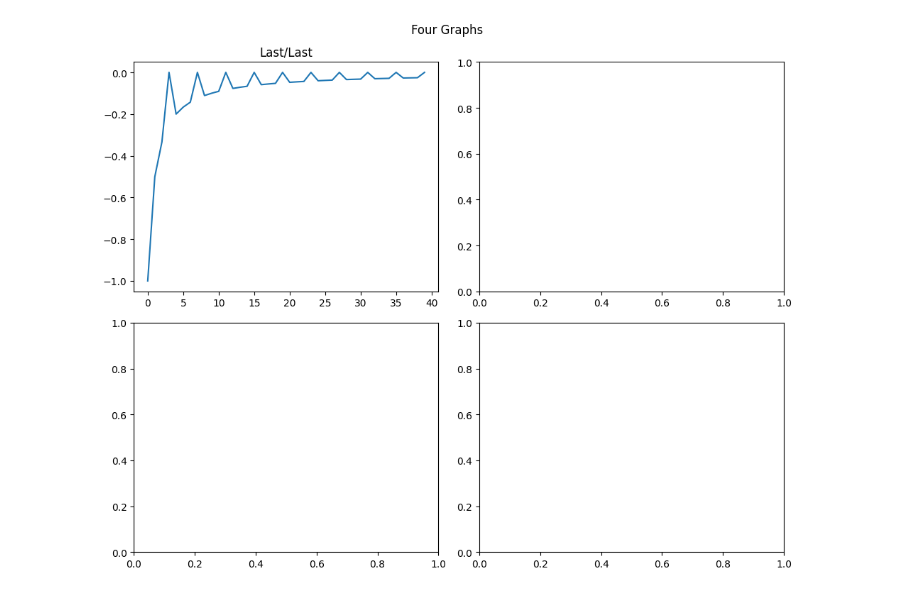
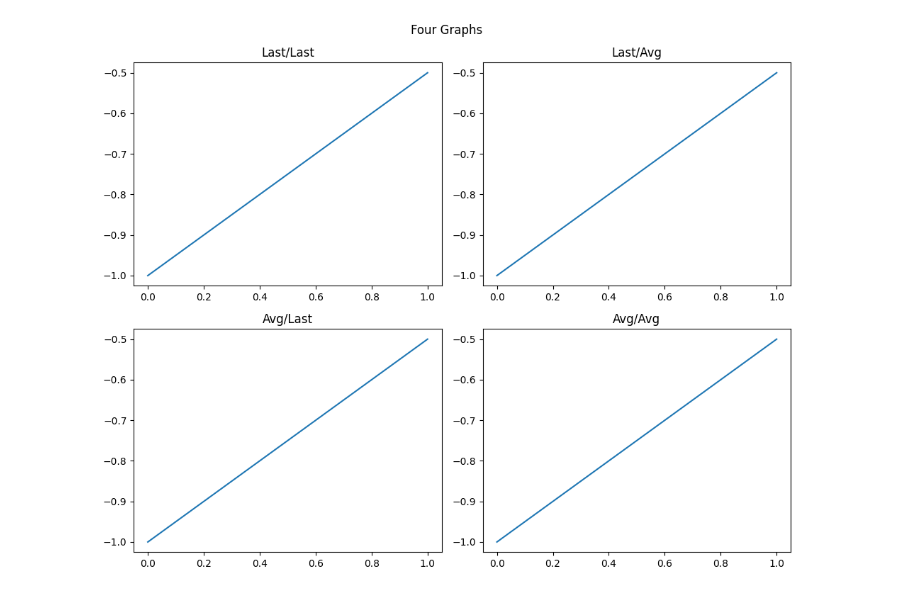
Before and after one commit to eiglerl/alg_game_theory, a Jupyter notebook: libs/week3.ipynb, the cells around one changed output. Saved outputs shown, nothing was run; the diff lists cells and outputs as text; code cells hidden in the pictures.

```diff
--- a/libs/week3.ipynb
+++ b/libs/week3.ipynb
@@ -91,44 +94,44 @@ def game(matrix1, matrix2, turns, function1, function2):
 # rock-paper-scissors
 # matrix1 = np.array([[0, 1, -1],
 #                     [-1, 0, 1],
-#                     [1, -1, 0]]).T
+#                     [1, -1, 0]])
 # matrix2 = -matrix1.T
 
 # matching pennies
 matrix1 = np.array([[1, -1],
                     [-1, 1]]).T
 matrix2 = -matrix1.T
 
-turns = 40
+turns = 2
 _,_, exlp_ll = game(matrix1, matrix2, turns, best_response_last, best_response_last)
-# _,_, exlp_la = game(matrix1, matrix2, turns, best_response_last, best_response_from_avg)
-# _,_, exlp_al = game(matrix1, matrix2, turns, best_response_from_avg, best_response_last)
-# _,_, exlp_aa = game(matrix1, matrix2, turns, best_response_from_avg, best_response_from_avg)
+_,_, exlp_la = game(matrix1, matrix2, turns, best_response_last, best_response_from_avg)
+_,_, exlp_al = game(matrix1, matrix2, turns, best_response_from_avg, best_response_last)
+_,_, exlp_aa = game(matrix1, matrix2, turns, best_response_from_avg, best_response_from_avg)
 
 
 # Create a 2x2 grid of subplots
 fig, axes = plt.subplots(2, 2, figsize=(10, 8))
 
 # Plot on each subplot
 axes[0, 0].plot(exlp_ll)
 axes[0, 0].set_title('Last/Last')
 
-# axes[0, 1].plot(exlp_la)
-# axes[0, 1].set_title('Last/Avg')
+axes[0, 1].plot(exlp_la)
+axes[0, 1].set_title('Last/Avg')
 
-# axes[1, 0].plot(exlp_al)
-# axes[1, 0].set_title('Avg/Last')
+axes[1, 0].plot(exlp_al)
+axes[1, 0].set_title('Avg/Last')
 
-# axes[1, 1].plot(exlp_ll)
-# axes[1, 1].set_title('Avg/Avg')
+axes[1, 1].plot(exlp_ll)
+axes[1, 1].set_title('Avg/Avg')
 
 # Add a title for the entire figure
 fig.suptitle('Four Graphs')
 
 # Adjust the layout to prevent overlap
 plt.tight_layout()
 
 # Show the plots
 plt.show()
 # %% [output]
-[figure, old version]
+[figure, new version]
```
Also changed, not shown: parts of 1 cell of this notebook, 2 other files.
